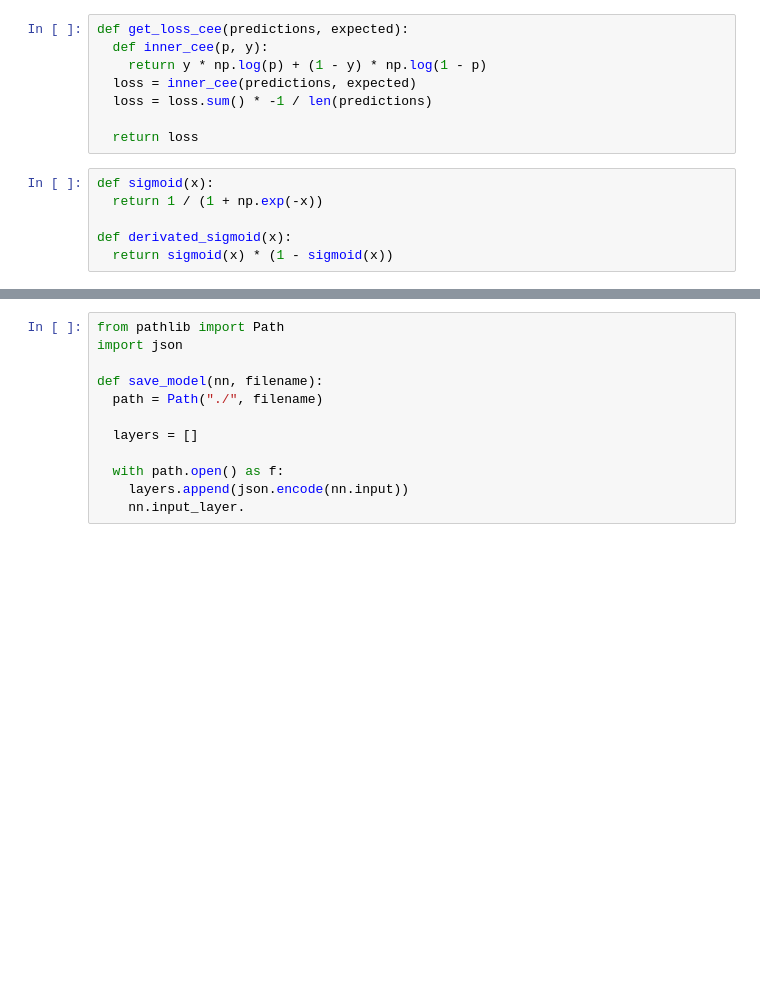
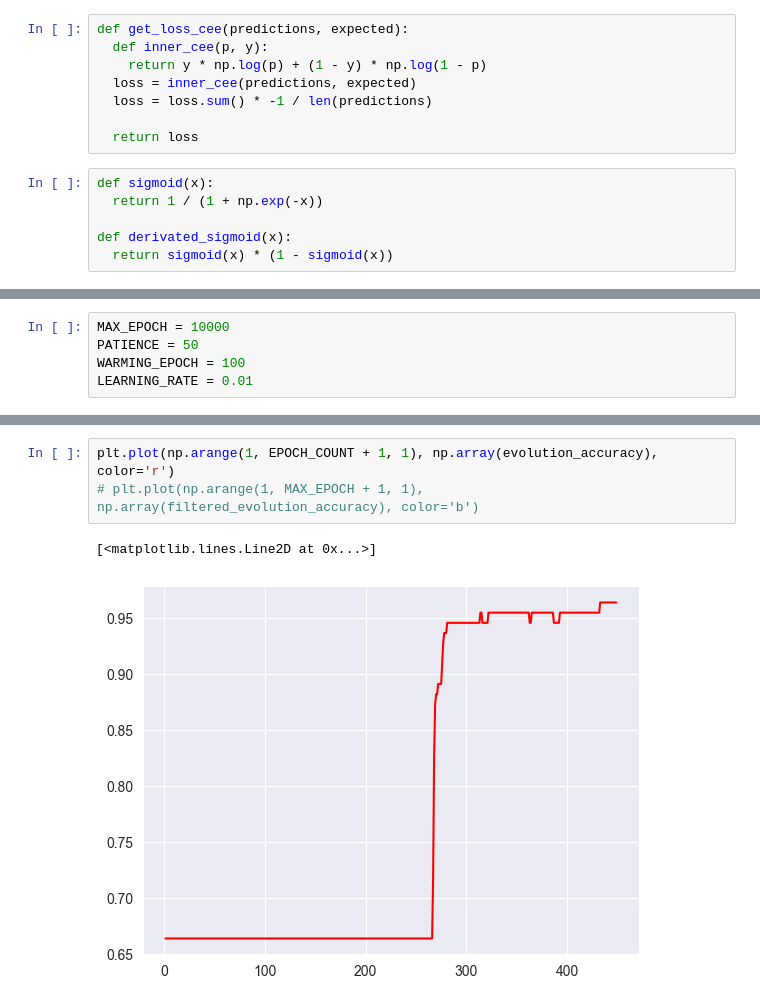
Before and after one commit to dosokin/42_multilayer_perceptron, a Jupyter notebook: multilayer-perceptron.ipynb, the cells around one changed output, grey strips where cells are left out. Cells and saved outputs as stored; diff of their text form; blank space fills up the shorter version.

```diff
--- a/multilayer-perceptron.ipynb
+++ b/multilayer-perceptron.ipynb
@@ -292,0 +419,5 @@ class NN():
+# %%
+MAX_EPOCH = 10000
+PATIENCE = 50
+WARMING_EPOCH = 100
+LEARNING_RATE = 0.01
@@ -337,12 +544,6 @@ KeyboardInterrupt:
-# %%
-from pathlib import Path
-import json
-
-def save_model(nn, filename):
-  path = Path("./", filename)
-
-  layers = []
-
-  with path.open() as f:
-    layers.append(json.encode(nn.input))
-    nn.input_layer.
+# %%
+plt.plot(np.arange(1, EPOCH_COUNT + 1, 1), np.array(evolution_accuracy), color='r')
+# plt.plot(np.arange(1, MAX_EPOCH + 1, 1), np.array(filtered_evolution_accuracy), color='b')
+# %% [output]
+[<matplotlib.lines.Line2D at 0x...>]
+[figure, added]
```
Also changed, not shown: parts of 21 cells of this notebook, 7 other files.
